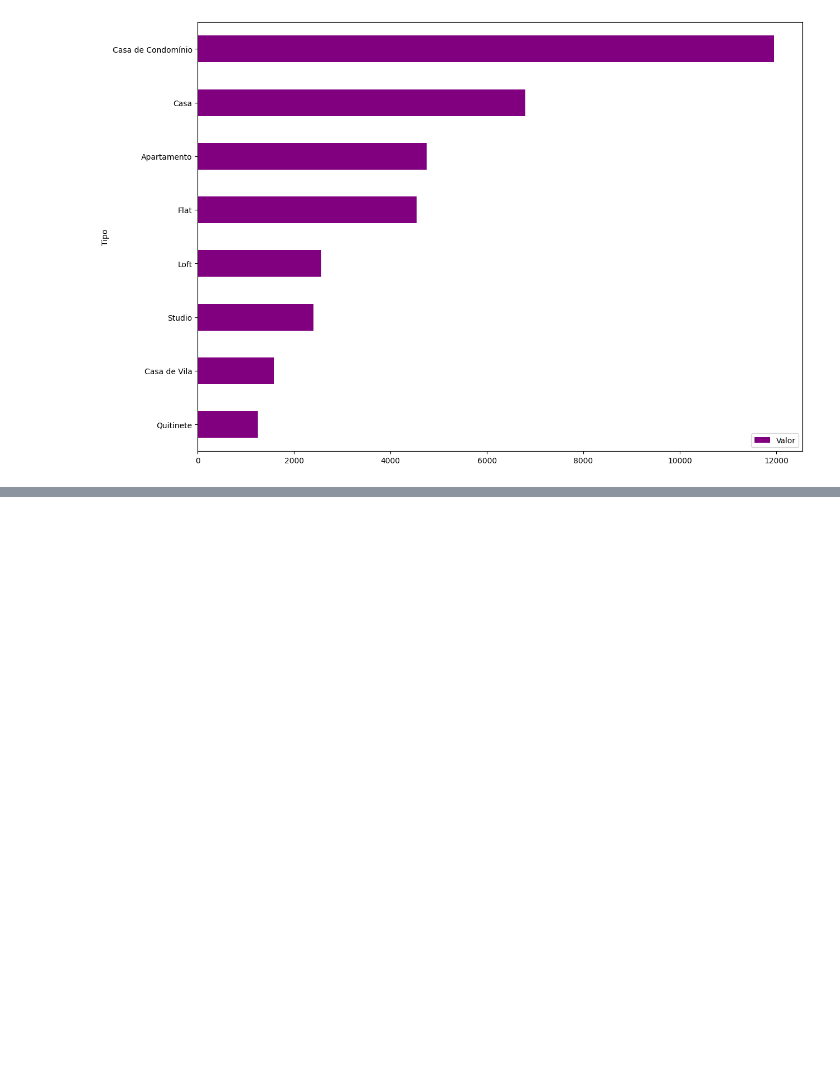
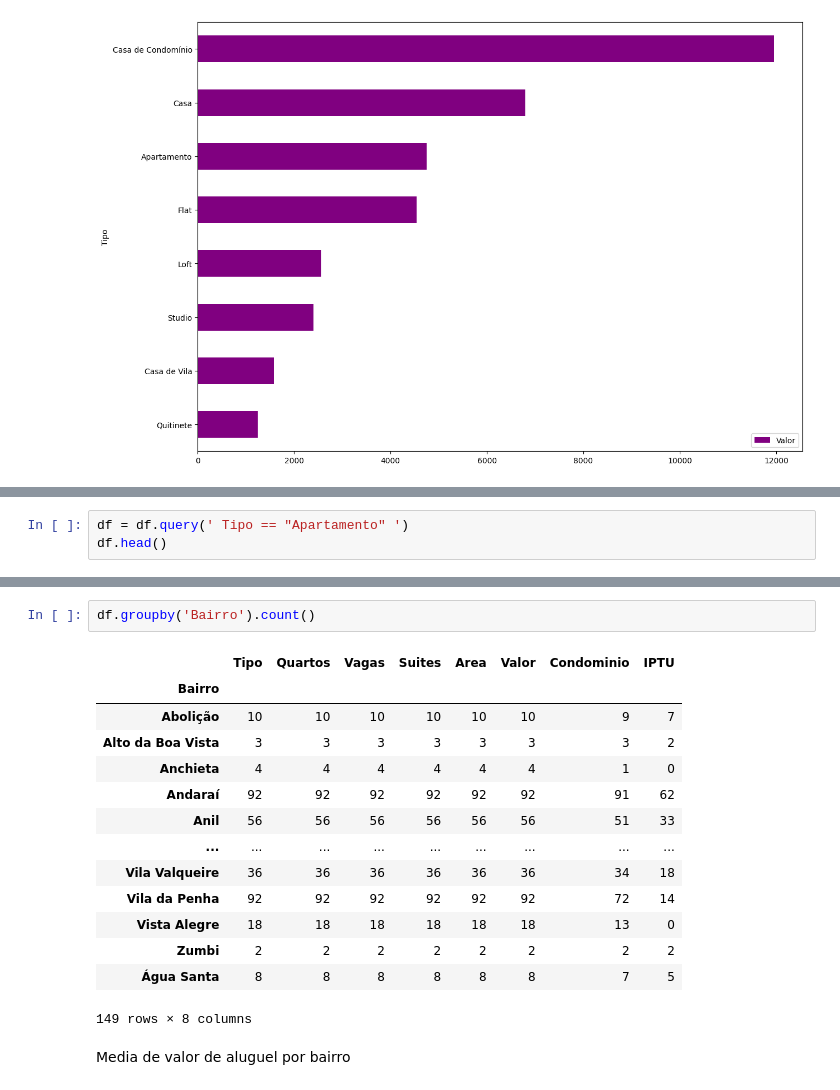
Before and after one commit to Matlima/pandas, a Jupyter notebook: notebooks/imobiliaria.ipynb, the cells around one changed output, grey strips where cells are left out. Cells and saved outputs as stored; diff of their text form; blank space fills up the shorter version.

```diff
--- a/notebooks/imobiliaria.ipynb
+++ b/notebooks/imobiliaria.ipynb
@@ -387,0 +473,3 @@ df_preco_tipo.plot(kind='barh', figsize=(14, 10), color='purple')
+# %%
+df = df.query(' Tipo == "Apartamento" ')
+df.head()
@@ -387,0 +520,19 @@ df_preco_tipo.plot(kind='barh', figsize=(14, 10), color='purple')
+# %%
+df.groupby('Bairro').count()
+# %% [output]
+|  | Tipo | Quartos | Vagas | Suites | Area | Valor | Condominio | IPTU |
+| Bairro |  |  |  |  |  |  |  |  |
+| Abolição | 10 | 10 | 10 | 10 | 10 | 10 | 9 | 7 |
+| Alto da Boa Vista | 3 | 3 | 3 | 3 | 3 | 3 | 3 | 2 |
+| Anchieta | 4 | 4 | 4 | 4 | 4 | 4 | 1 | 0 |
+| Andaraí | 92 | 92 | 92 | 92 | 92 | 92 | 91 | 62 |
+| Anil | 56 | 56 | 56 | 56 | 56 | 56 | 51 | 33 |
+| ... | ... | ... | ... | ... | ... | ... | ... | ... |
+| Vila Valqueire | 36 | 36 | 36 | 36 | 36 | 36 | 34 | 18 |
+| Vila da Penha | 92 | 92 | 92 | 92 | 92 | 92 | 72 | 14 |
+| Vista Alegre | 18 | 18 | 18 | 18 | 18 | 18 | 13 | 0 |
+| Zumbi | 2 | 2 | 2 | 2 | 2 | 2 | 2 | 2 |
+| Água Santa | 8 | 8 | 8 | 8 | 8 | 8 | 7 | 5 |
+149 rows × 8 columns
+# %% [markdown]
+Media de valor de aluguel por bairro
```
Also changed, not shown: parts of 20 cells of this notebook, 1 other file.
